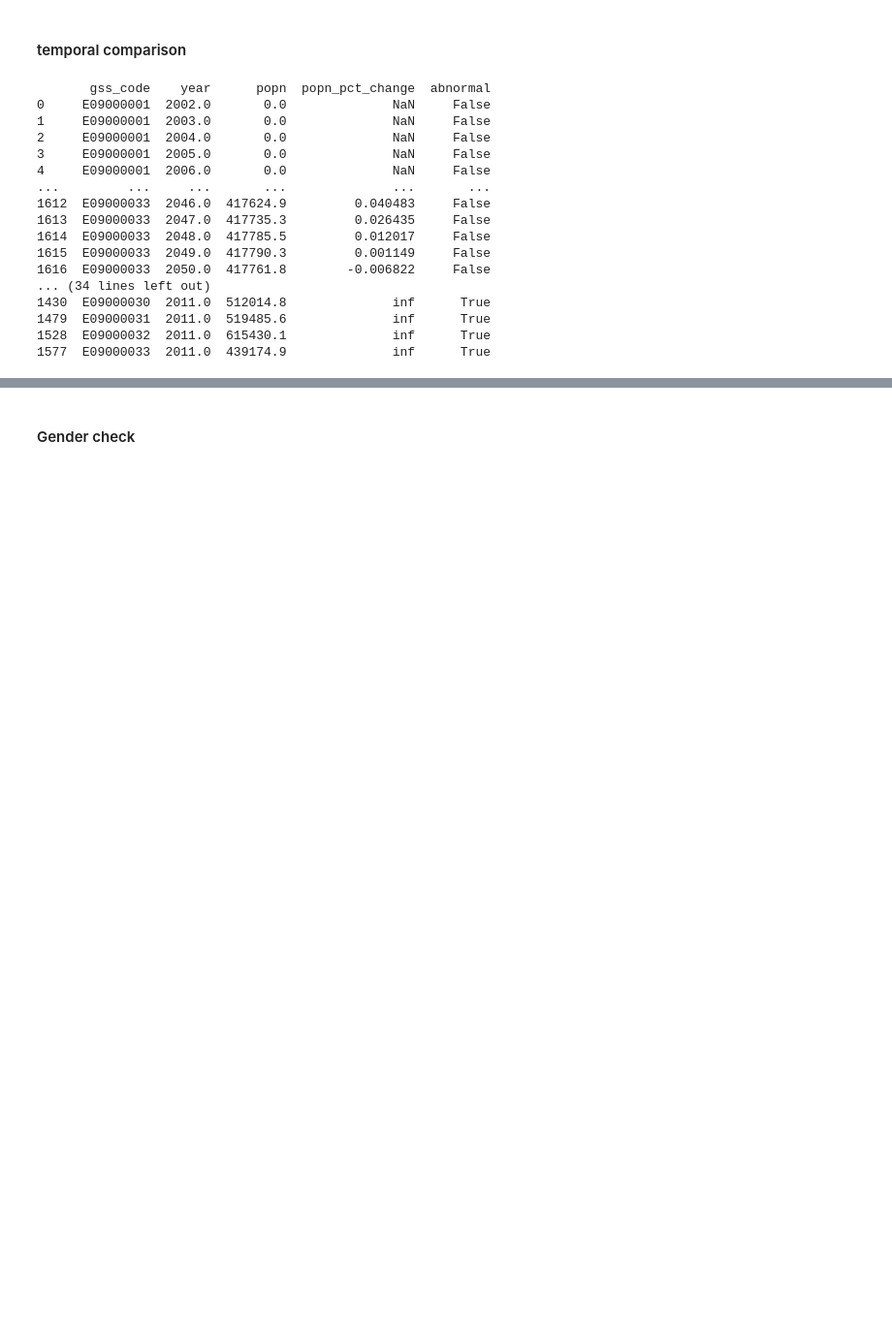
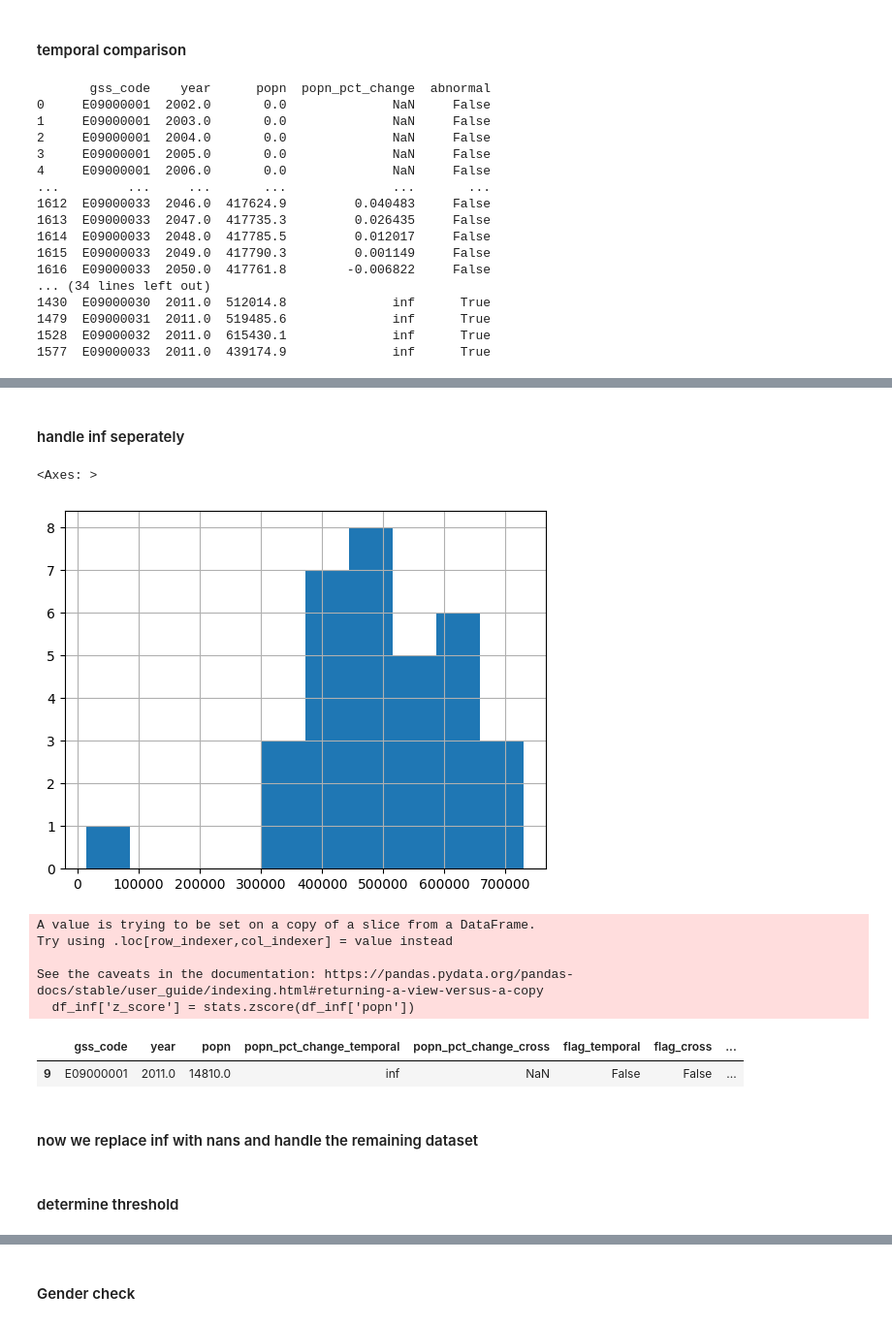
Before and after one commit to SebastianHeslinRees/Projections_QA, a Jupyter notebook: logical_checks_population_projections.ipynb, the cells around one changed output, grey strips where cells are left out. Shown at 97% size. Drawn from its saved outputs; the diff is of its cells as text; code cells hidden in the pictures; blank space fills up the shorter version.

```diff
--- a/logical_checks_population_projections.ipynb
+++ b/logical_checks_population_projections.ipynb
@@ -495,36 +546,3 @@ print("\nAbnormal population changes:\n", abnormal_rows)
 1479  E09000031  2011.0  519485.6              inf      True
 1528  E09000032  2011.0  615430.1              inf      True
 1577  E09000033  2011.0  439174.9              inf      True
-# %%
-# Sort the data by 'gss_code' and 'year'
-population_sum = population_sum.sort_values(by=['gss_code', 'year'])
-
-# Calculate percentage change in population from one year to the next within each gss_code
-population_sum['popn_pct_change'] = population_sum.groupby('gss_code')['popn'].pct_change() * 100
-
-# Define a threshold for abnormal changes (e.g., more than 50% increase or decrease)
-threshold = 50
-
-# Highlight abnormal rows (absolute percentage change greater than threshold)
-population_sum['abnormal'] = np.where(population_sum['popn_pct_change'].abs() > threshold, True, False)
-
-# Filter to show only abnormal rows
-abnormal_rows = population_sum[population_sum['abnormal'] == True]
-
-# Display the result with abnormal rows and their previous rows
-print("Abnormal rows and their previous rows:\n")
-for index, row in abnormal_rows.iterrows():
-    # Retrieve the previous row based on the same 'gss_code' and 'previous_year'
-    previous_row = population_sum[
-        (population_sum['gss_code'] == row['gss_code']) &
-        (population_sum['year'] == row['year'] - 1)
-    ]
-
-    # Display the abnormal row
-    print(f"Abnormal Row:\n{row}\n")
-
-    # Display the previous row, if it exists
-    if not previous_row.empty:
-        print(f"Previous Row:\n{previous_row.iloc[0]}\n")
-    else:
-        print("No previous row available.\n")
@@ -548,0 +597,8 @@ Name: 1576, dtype: object
+# %%
+df = population_sum.copy()
+# %%
+# Temporally: Calculate the population change over the years for each gss_code
+df['popn_pct_change_temporal'] = df.groupby('gss_code')['popn'].pct_change() * 100
+
+# Cross-sectionally: Compare the population between different gss_code for the same year
+df['popn_pct_change_cross'] = df.groupby('year')['popn'].pct_change() * 100
@@ -548,0 +621,27 @@ Name: 1576, dtype: object
+# %% [markdown]
+#### handle inf seperately
+# %%
+df_inf = df[df['popn_pct_change_temporal'] == np.inf]
+# %%
+df_inf['popn'].hist() #check normal distribution
+# %% [output]
+<Axes: >
+[figure, added]
+# %%
+#use z score to determine outliers
+df_inf['z_score'] = stats.zscore(df_inf['popn'])
+threshold = 3
+inf_outliers = df_inf[df_inf['z_score'].abs() > threshold]
+# %% [output]
+A value is trying to be set on a copy of a slice from a DataFrame.
+Try using .loc[row_indexer,col_indexer] = value instead
+
+See the caveats in the documentation: https://pandas.pydata.org/pandas-docs/stable/user_guide/indexing.html#returning-a-view-versus-a-copy
+  df_inf['z_score'] = stats.zscore(df_inf['popn'])
+# %%
+inf_outliers
+# %% [output]
+|  | gss_code | year | popn | popn_pct_change_temporal | popn_pct_change_cross | flag_temporal | flag_cross | ... |
+| 9 | E09000001 | 2011.0 | 14810.0 | inf | NaN | False | False | ... |
+# %% [markdown]
+#### now we replace inf with nans and handle the remaining dataset
@@ -548,0 +650,2 @@ Name: 1576, dtype: object
+# %% [markdown]
+#### determine threshold
```
Also changed, not shown: parts of 22 cells of this notebook.
